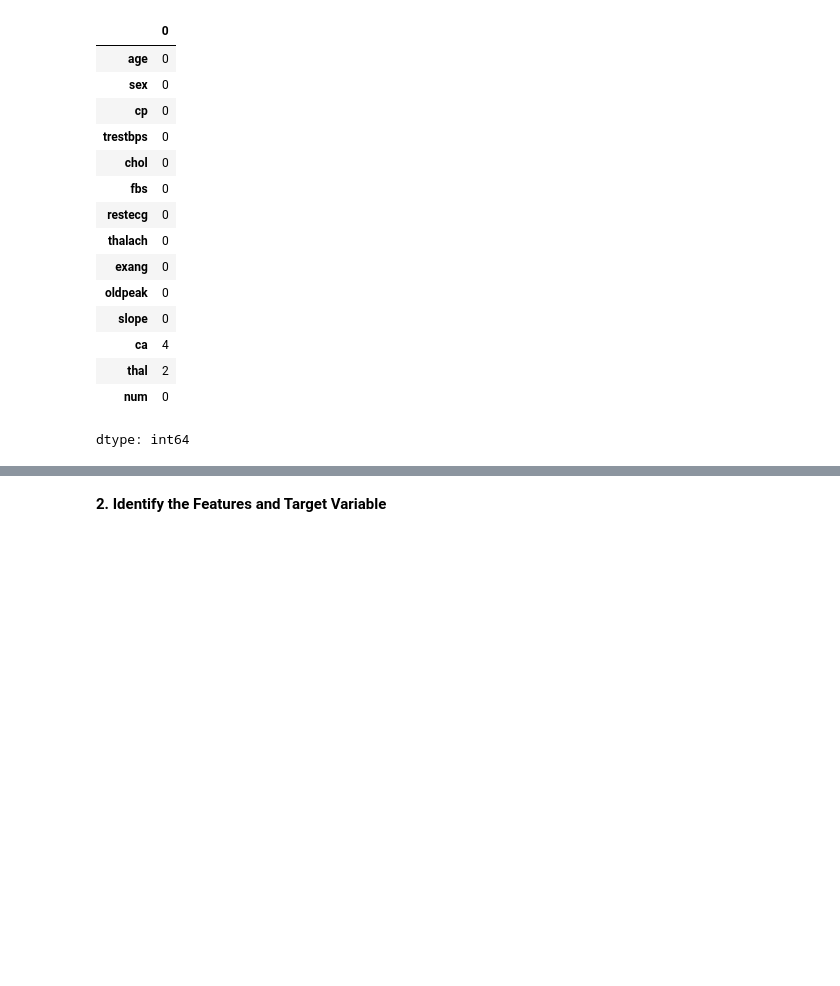
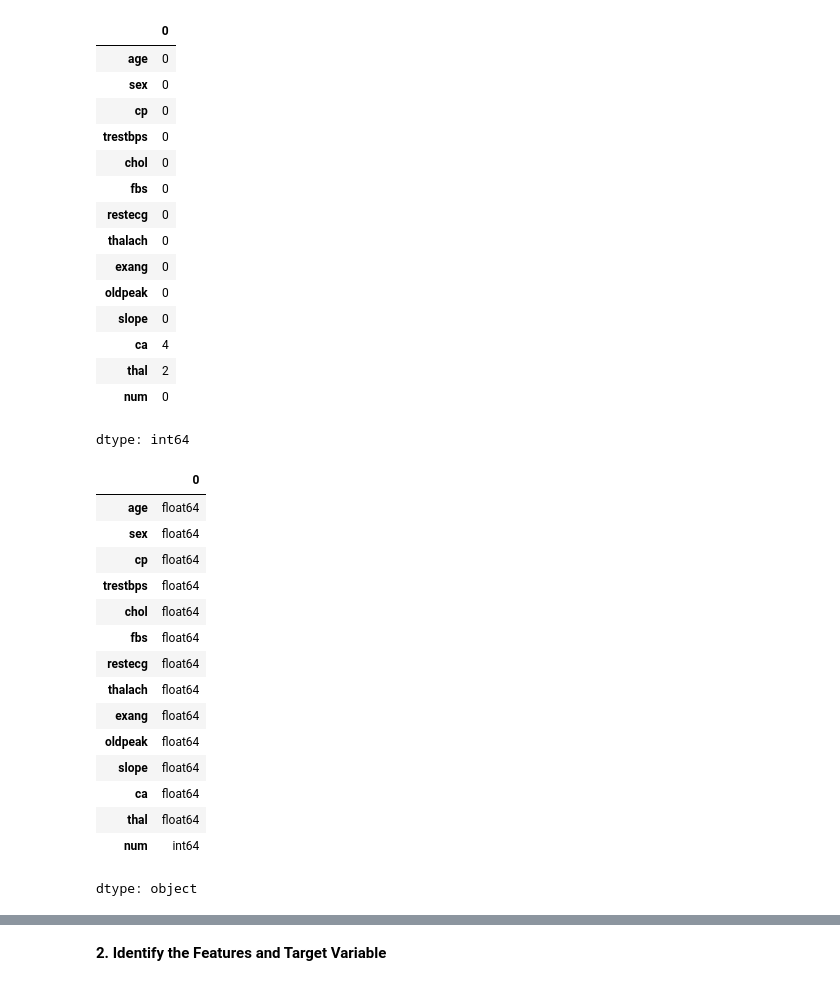
Before and after one commit to mertkarahan955/CENG463-HW, a Jupyter notebook: 463_HW.ipynb, the cells around one changed output, grey strips where cells are left out. Cells and saved outputs as stored; diff of their text form; code cells hidden in the pictures; blank space fills up the shorter version.

```diff
--- a/463_HW.ipynb
+++ b/463_HW.ipynb
@@ -61,3 +61,26 @@ data.isna().sum()
 | thal | 2 |
 | num | 0 |
 dtype: int64
+# %%
+#replaced nan values with column's mean to avoid future porblems
+data = data.apply(pd.to_numeric, errors='coerce')
+data = data.fillna(data.mean())
+# %%
+data.dtypes #gerek olmayabilir konuşuruz
+# %% [output]
+|  | 0 |
+| age | float64 |
+| sex | float64 |
+| cp | float64 |
+| trestbps | float64 |
+| chol | float64 |
+| fbs | float64 |
+| restecg | float64 |
+| thalach | float64 |
+| exang | float64 |
+| oldpeak | float64 |
+| slope | float64 |
+| ca | float64 |
+| thal | float64 |
+| num | int64 |
+dtype: object
```
Also changed, not shown: parts of 15 cells of this notebook.
